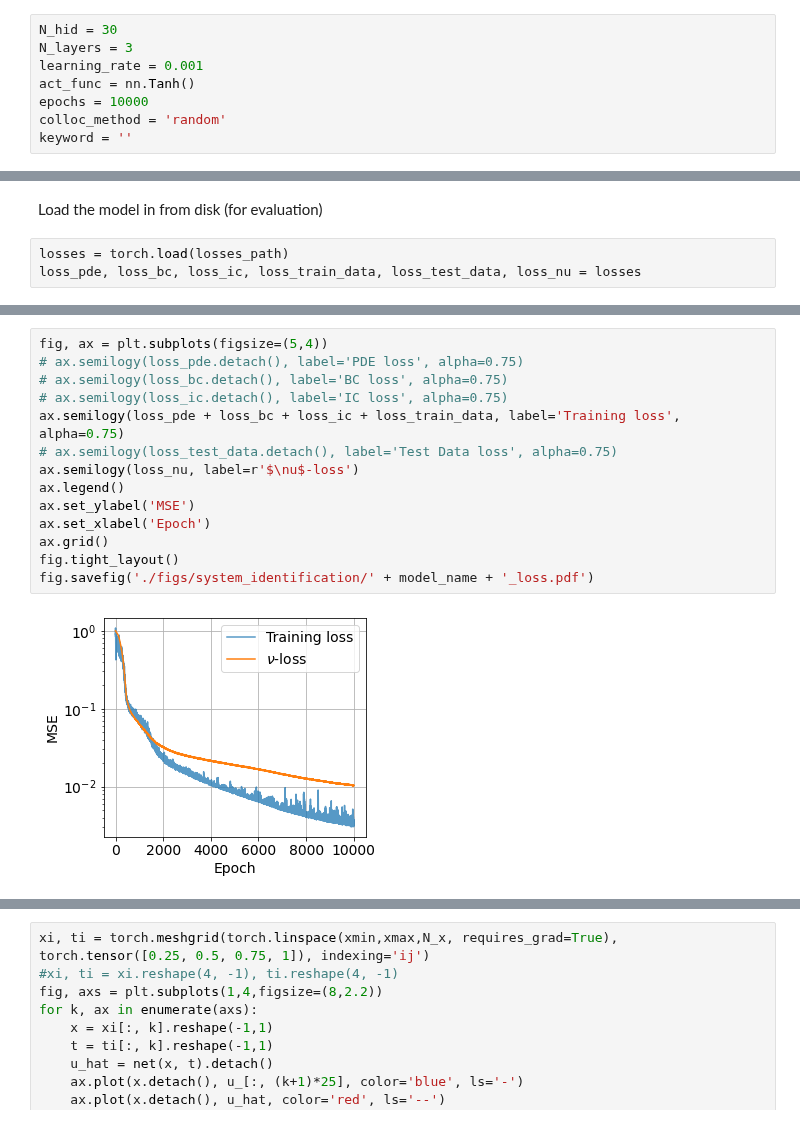
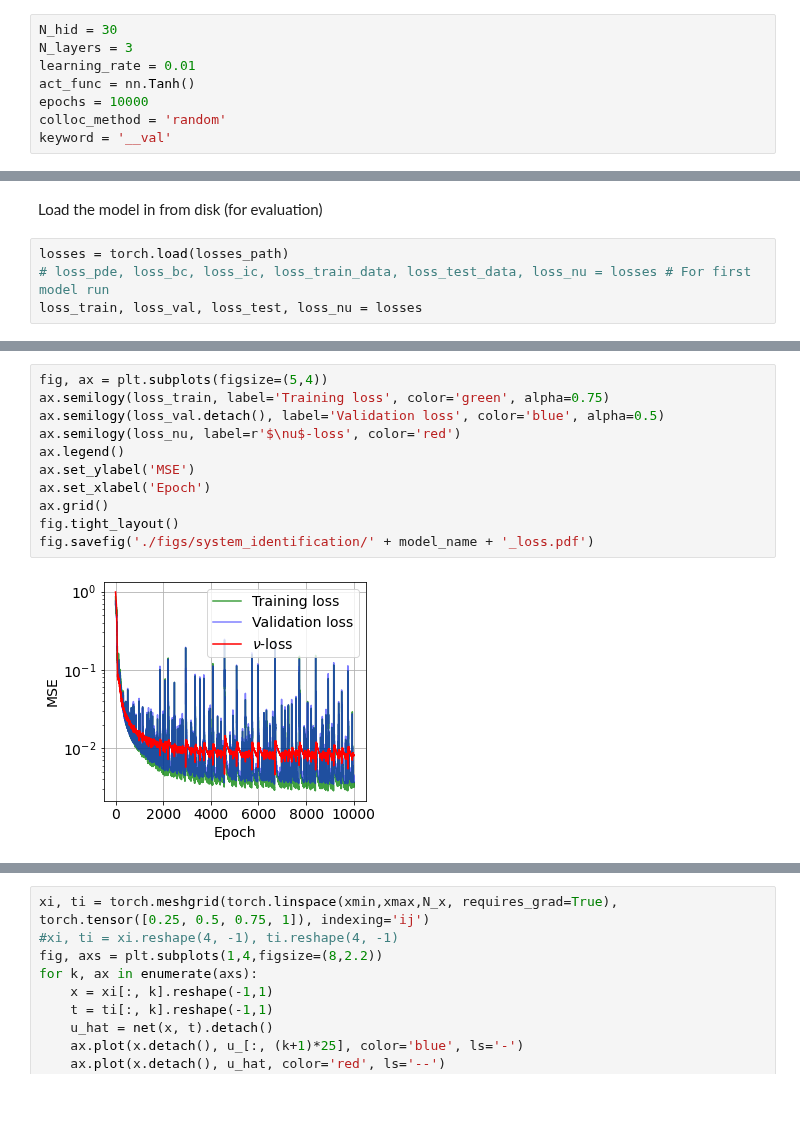
Before and after one commit to runehoejlund/deep-learning-pinn, a Jupyter notebook: PINN-Burgers-System-Identification.ipynb, the cells around one changed output, grey strips where cells are left out. Drawn from its saved outputs; the diff is of its cells as text.

Commit message:
System Identification with validation

```diff
--- a/PINN-Burgers-System-Identification.ipynb
+++ b/PINN-Burgers-System-Identification.ipynb
@@ -222,11 +224,11 @@ from model_caching import save_model, load_model, get_model_name
 # %%
 N_hid = 30
 N_layers = 3
-learning_rate = 0.001
+learning_rate = 0.01
 act_func = nn.Tanh()
 epochs = 10000
 colloc_method = 'random'
-keyword = ''
+keyword = '__val'
 # %%
 net = Net(N_in=2, N_out=1, N_hid=N_hid, N_layers=N_layers,
     learning_rate=learning_rate, act_func=act_func)
@@ -295,7 +302,8 @@ torch.save(losses, './model/system_identification/' + model_name + '_losses.pt')
 Load the model in from disk (for evaluation)
 # %%
 losses = torch.load(losses_path)
-loss_pde, loss_bc, loss_ic, loss_train_data, loss_test_data, loss_nu = losses
+# loss_pde, loss_bc, loss_ic, loss_train_data, loss_test_data, loss_nu = losses # For first model run
+loss_train, loss_val, loss_test, loss_nu = losses
 # %%
 net.nu
 # %% [output]
@@ -304,19 +312,16 @@ tensor([0.0136], requires_grad=True)
 # %%
 fig, ax = plt.subplots(figsize=(5,4))
-# ax.semilogy(loss_pde.detach(), label='PDE loss', alpha=0.75)
-# ax.semilogy(loss_bc.detach(), label='BC loss', alpha=0.75)
-# ax.semilogy(loss_ic.detach(), label='IC loss', alpha=0.75)
-ax.semilogy(loss_pde + loss_bc + loss_ic + loss_train_data, label='Training loss', alpha=0.75)
-# ax.semilogy(loss_test_data.detach(), label='Test Data loss', alpha=0.75)
-ax.semilogy(loss_nu, label=r'$\nu$-loss')
+ax.semilogy(loss_train, label='Training loss', color='green', alpha=0.75)
+ax.semilogy(loss_val.detach(), label='Validation loss', color='blue', alpha=0.5)
+ax.semilogy(loss_nu, label=r'$\nu$-loss', color='red')
 ax.legend()
 ax.set_ylabel('MSE')
 ax.set_xlabel('Epoch')
 ax.grid()
 fig.tight_layout()
 fig.savefig('./figs/system_identification/' + model_name + '_loss.pdf')
 # %% [output]
-[figure, old version]
+[figure, new version]
 # %%
 ## Evaluate network
 fig, axs = plt.subplots(2,2,figsize=(7,5.5))
```
Also changed, not shown: parts of 8 cells of this notebook, 4 other files.
